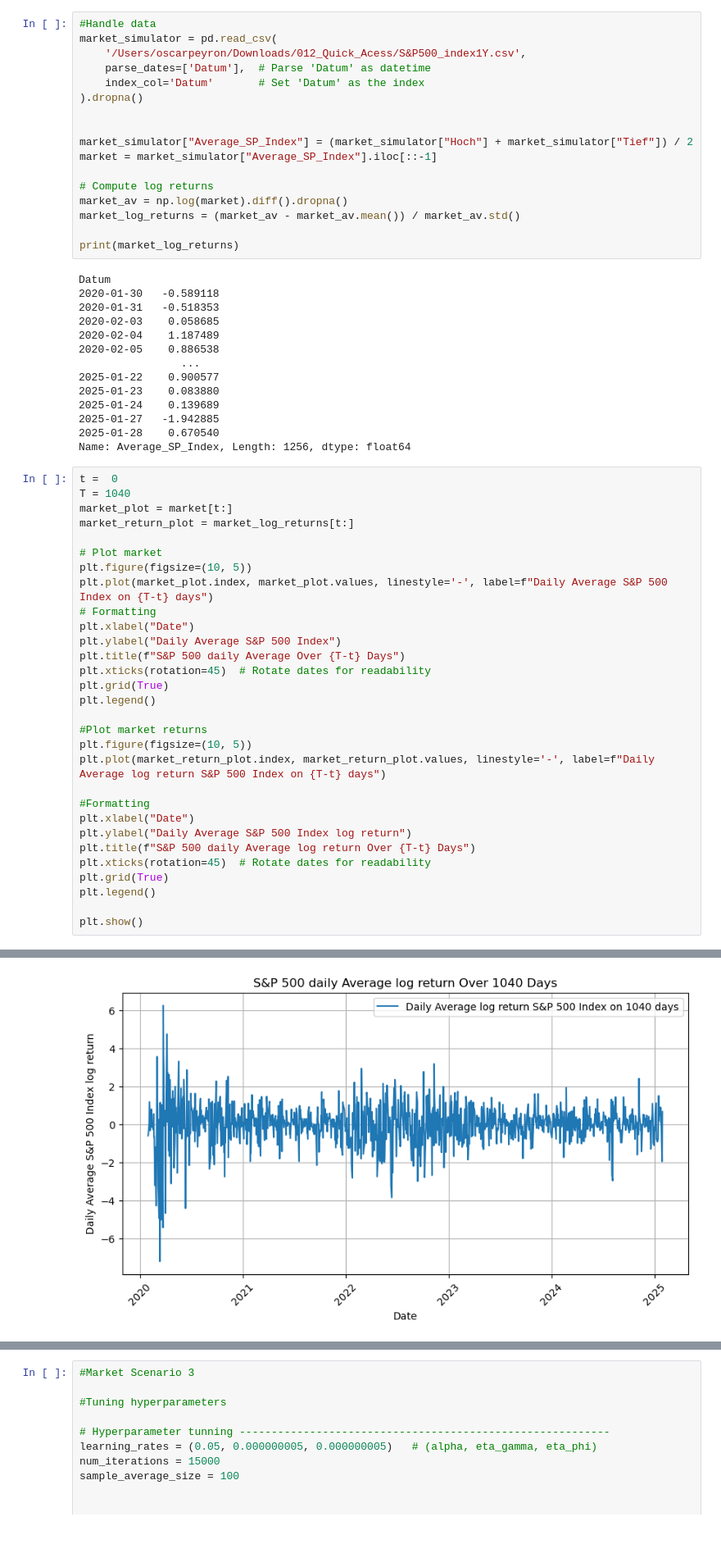
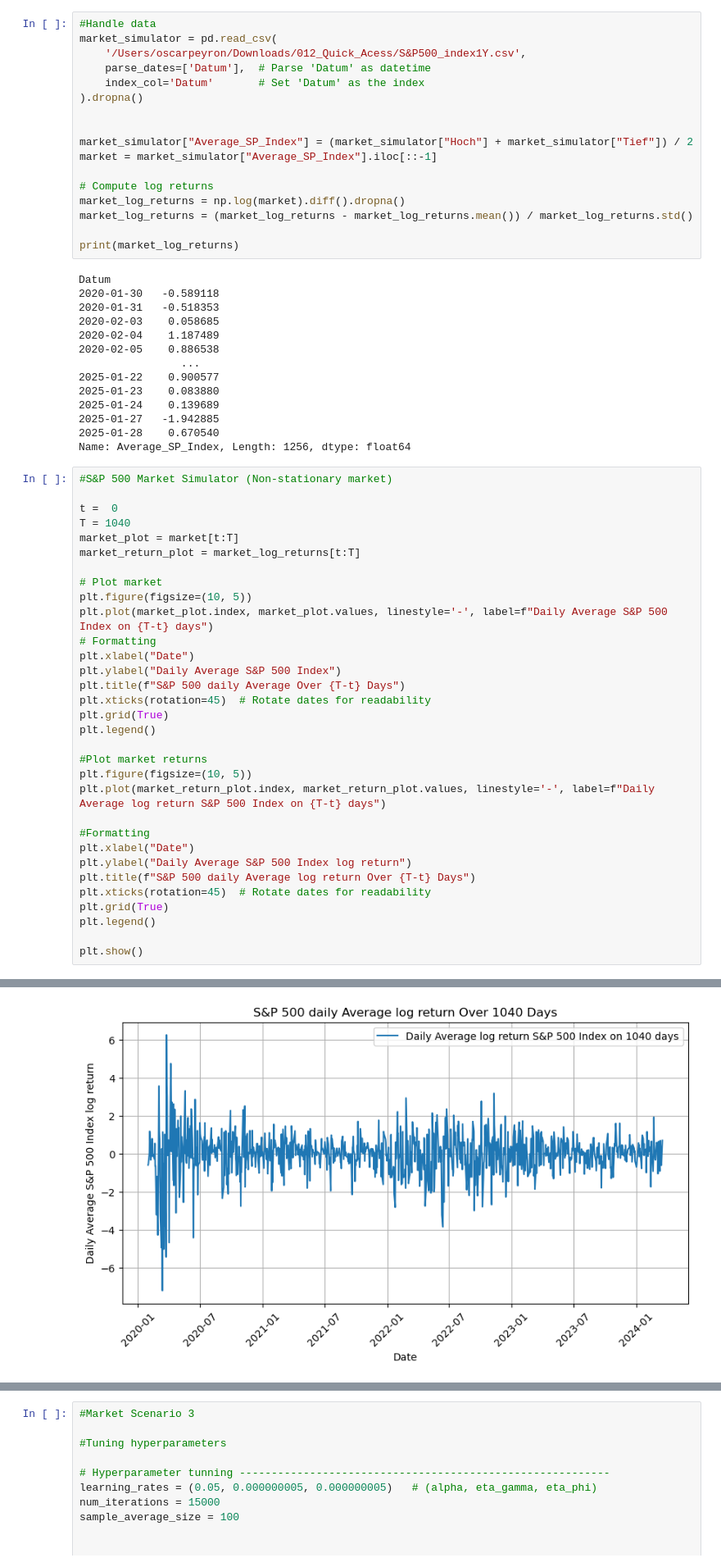
Before and after one commit to oscar10-wq/RL-Mathfin, a Jupyter notebook: RL_algorithm.ipynb, the cells around one changed output, grey strips where cells are left out. Shown at 82% size. Saved outputs shown, nothing was run; the diff lists cells and outputs as text; blank space fills up the shorter version.

```diff
--- a/RL_algorithm.ipynb
+++ b/RL_algorithm.ipynb
@@ -21,8 +21,8 @@ market_simulator["Average_SP_Index"] = (market_simulator["Hoch"] + market_simula
 market = market_simulator["Average_SP_Index"].iloc[::-1]
 
 # Compute log returns
-market_av = np.log(market).diff().dropna()
-market_log_returns = (market_av - market_av.mean()) / market_av.std()
+market_log_returns = np.log(market).diff().dropna()
+market_log_returns = (market_log_returns - market_log_returns.mean()) / market_log_returns.std()
 
 print(market_log_returns)
 # %% [output]
@@ -40,10 +40,12 @@ Datum
 2025-01-28    0.670540
 Name: Average_SP_Index, Length: 1256, dtype: float64
 # %%
+#S&P 500 Market Simulator (Non-stationary market)
+
 t =  0
 T = 1040
-market_plot = market[t:]
-market_return_plot = market_log_returns[t:]
+market_plot = market[t:T]
+market_return_plot = market_log_returns[t:T]
 
 # Plot market
 plt.figure(figsize=(10, 5))
@@ -74 +76 @@ plt.show()
-[figure, old version]
+[figure, new version]
```
Also changed, not shown: parts of 6 cells of this notebook.
